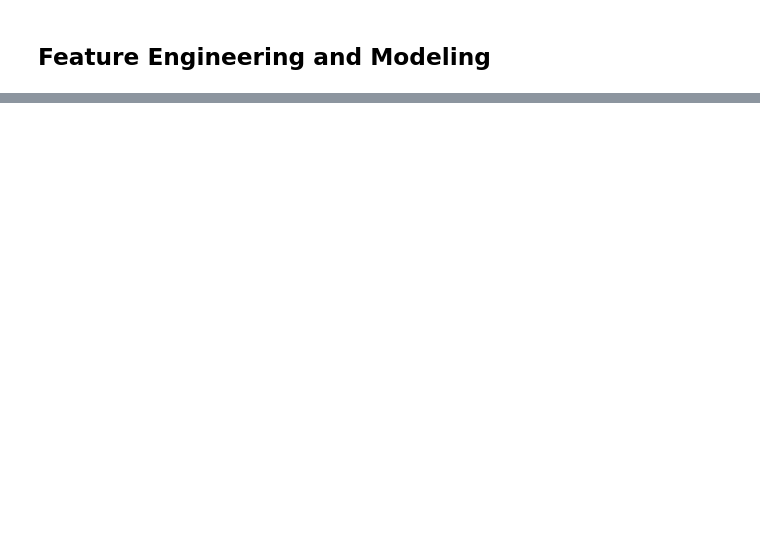
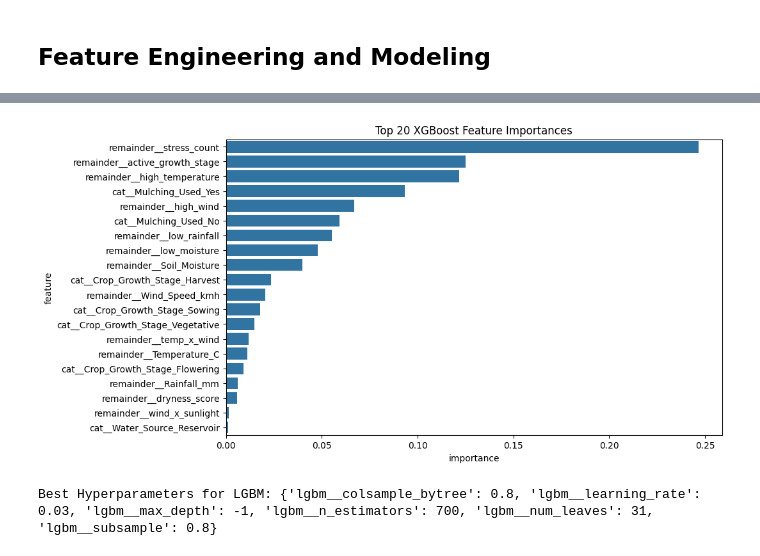
Before and after one commit to swaldron12/gsb545, a Jupyter notebook: Kaggle Competition/Feature-Engineering.ipynb, the cells around one changed output, grey strips where cells are left out. Cells and saved outputs as stored; diff of their text form; code cells hidden in the pictures; blank space fills up the shorter version.

```diff
--- a/Kaggle Competition/Feature-Engineering.ipynb
+++ b/Kaggle Competition/Feature-Engineering.ipynb
@@ -68,19 +68,20 @@ preprocessor = ColumnTransformer([
 )
 # %%
 # Using GridSearchCV to find the best hyperparameters for XGBoost because it performed better than Optuna
-xgb = XGBClassifier(random_state=42, eval_metric='mlogloss')
+xgb = XGBClassifier(random_state=42, eval_metric='mlogloss',tree_method='hist')
 param_grid = {
-    'xgb__n_estimators': [100, 200, 300, 400, 500],
-    'xgb__max_depth': [3, 5, 7, 9],
-    'xgb__learning_rate': [0.01, 0.1, 0.2],
+    'xgb__n_estimators': [100, 300, 500],
+    'xgb__max_depth': [3, 5, 7],
+    'xgb__learning_rate': [0.03, 0.1],
     'xgb__subsample': [0.8, 1.0],
-    'xgb__colsample_bytree': [0.8, 1.0]
+    'xgb__colsample_bytree': [0.8]
 }
+
+cv = StratifiedKFold(n_splits=3, shuffle=True, random_state=42)
 pipeline = Pipeline([
     ('preprocessor', preprocessor),
     ('xgb', xgb)
 ])
-cv = StratifiedKFold(n_splits=5, shuffle=True, random_state=42)
 grid_search = GridSearchCV(estimator=pipeline, param_grid=param_grid, cv=cv, scoring='balanced_accuracy', n_jobs=-1)
 grid_search.fit(X_train, y_train)
 print("Best Hyperparameters:", grid_search.best_params_)
@@ -87,0 +91,5 @@ best_xgb = grid_search.best_estimator_
+# %%
+# Fitting the best XGBoost model on the training data and evaluating on the test set
+best_xgb.fit(X_train, y_train)
+y_pred = best_xgb.predict(X_test)
+print(classification_report(y_test, y_pred))
@@ -87,0 +106,12 @@ best_xgb = grid_search.best_estimator_
+# %%
+
+# Feature importance from the trained XGBoost model
+feature_names = best_xgb.named_steps['preprocessor'].get_feature_names_out()
+importances = best_xgb.named_steps['xgb'].feature_importances_
+
+feature_importance = pd.DataFrame({
+    'feature': feature_names,
+    'importance': importances
+}).sort_values('importance', ascending=False)
+
+feature_importance.head(20)
@@ -87,0 +136,34 @@ best_xgb = grid_search.best_estimator_
+# %%
+plt.figure(figsize=(10, 6))
+sns.barplot(
+    data=feature_importance.head(20),
+    x='importance',
+    y='feature'
+)
+plt.title('Top 20 XGBoost Feature Importances')
+plt.show()
+# %% [output]
+[figure, added]
+# %%
+# LGBM Model
+lgbm = LGBMClassifier(random_state=42, objective='multiclass', verbose=-1, force_row_wise=True)
+
+
+param_grid_lgbm = {
+    "lgbm__n_estimators": [300, 500, 700],
+    "lgbm__learning_rate": [0.03, 0.1],
+    "lgbm__num_leaves": [31, 63],
+    "lgbm__max_depth": [-1, 7],
+    "lgbm__subsample": [0.8],
+    "lgbm__colsample_bytree": [0.8]
+}
+pipeline_lgbm = Pipeline([
+    ('preprocessor', preprocessor.set_output(transform='pandas')),
+    ('lgbm', lgbm)
+])
+grid_search_lgbm = GridSearchCV(estimator=pipeline_lgbm, param_grid=param_grid_lgbm, cv=cv, scoring='balanced_accuracy', n_jobs=-1)
+grid_search_lgbm.fit(X_train, y_train)
+print("Best Hyperparameters for LGBM:", grid_search_lgbm.best_params_)
+best_lgbm = grid_search_lgbm.best_estimator_
+# %% [output]
+Best Hyperparameters for LGBM: {'lgbm__colsample_bytree': 0.8, 'lgbm__learning_rate': 0.03, 'lgbm__max_depth': -1, 'lgbm__n_estimators': 700, 'lgbm__num_leaves': 31, 'lgbm__subsample': 0.8}
```
Also changed, not shown: parts of 20 cells of this notebook, 2 other files.
